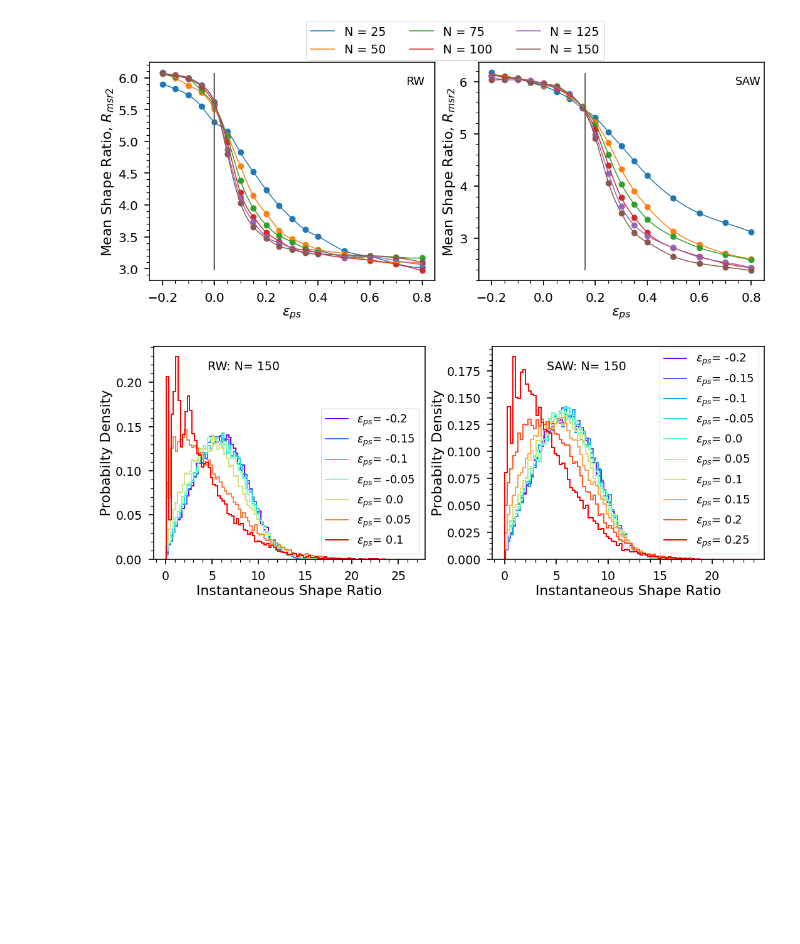
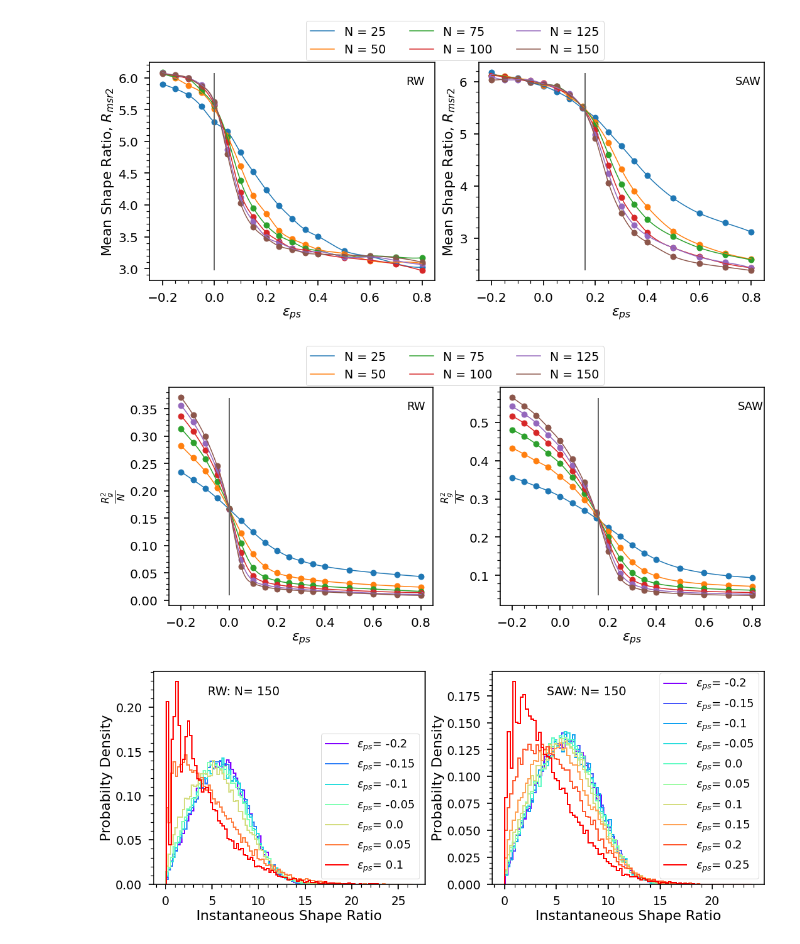
Before and after one commit to hshadman/disordered_protein_polymer_chain_theory, a Jupyter notebook: summary_SAW_RW/summary_SAW_RW_v2.ipynb, the cells around one changed output. Saved outputs shown, nothing was run; the diff lists cells and outputs as text; code cells hidden in the pictures; blank space fills up the shorter version.

```diff
--- a/summary_SAW_RW/summary_SAW_RW_v2.ipynb
+++ b/summary_SAW_RW/summary_SAW_RW_v2.ipynb
@@ -3002,6 +3604,80 @@ plt.tight_layout()
 plt.savefig('figures/RW_SAW_collapse_epas_vs_ratio.png', dpi = 1000, bbox_inches='tight')
 # %% [output]
 [figure]
+# %%
+fig,ax=plt.subplots(nrows=1,ncols=2,figsize=(15,6))
+v_line=0.0
+line_color='dimgray'
+for chain_length in summary_df_RW.chain_length.unique():
+    ax[0].scatter(summary_df_RW[summary_df_RW.chain_length==chain_length].epas,
+             summary_df_RW[summary_df_RW.chain_length==chain_length].Rg2/chain_length,
+              s=80)
+    x=np.array(summary_df_RW[summary_df_RW.chain_length==chain_length].epas)
+    y=np.array(summary_df_RW[summary_df_RW.chain_length==chain_length].Rg2/chain_length)
+    x, y = zip(*sorted(zip(x, y)))
+    X_Y_Spline = make_interp_spline(x, y)
+    X_ = np.linspace(min(x), max(x), 500)
+    Y_ = X_Y_Spline(X_)
+    ax[0].plot(X_, Y_,label='N = '+str(int(chain_length)))
+
+#ax[0].legend(fontsize=19)
+plt.setp(ax[0].get_yticklabels(), fontsize=19)
+plt.setp(ax[0].get_xticklabels(), fontsize=19)
+ax[0].axvline(v_line,ymin=0.05,ymax=0.95,color=line_color,linewidth=2)
+#ax[0].text(0.23,0.6,'x= ~'+str(v_line)+'\n(collapse\nafter this\nthreshold)',
+#        fontsize=19,transform=ax[0].transAxes,color=line_color)
+ax[0].set_xlabel(r'$\epsilon_{ps}$',fontsize=22)
+ax[0].set_ylabel(r'$\frac{R_{g}^2}{N}$',fontsize=22)
+ax[0].text(0.9,0.9,'RW',
+        fontsize=18,transform=ax[0].transAxes)
+
+for i in ['top', 'left', 'right', 'bottom']:
+    ax[0].spines[i].set_linewidth(1.6)
+
+ax[0].minorticks_on()
+ax[0].tick_params(axis='both', which='major', labelsize=20, width = 1.7, size = 8,pad=10)
+ax[0].tick_params(axis='both', which='minor', width = 1.2, size = 5)
+
+v_line=0.16
+line_color='dimgray'
+for chain_length in summary_df_SAW.chain_length.unique():
+    ax[1].scatter(summary_df_SAW[summary_df_SAW.chain_length==chain_length].epas,
+             summary_df_SAW[summary_df_SAW.chain_length==chain_length].Rg2/chain_length,
+              s=80)
+    x=np.array(summary_df_SAW[summary_df_SAW.chain_length==chain_length].epas)
+    y=np.array(summary_df_SAW[summary_df_SAW.chain_length==chain_length].Rg2/chain_length)
+    x, y = zip(*sorted(zip(x, y)))
+    X_Y_Spline = make_interp_spline(x, y)
+    X_ = np.linspace(min(x), max(x), 500)
+    Y_ = X_Y_Spline(X_)
+    ax[1].plot(X_, Y_,label='N = '+str(int(chain_length)))
+
+#ax[1].legend(fontsize=19)
+handles1, labels1 = ax[1].get_legend_handles_labels()
+fig.legend(handles1, labels1, fontsize=19,bbox_to_anchor=(0.76,1.15),ncol=3)
+
+
+plt.setp(ax[1].get_yticklabels(), fontsize=19)
+plt.setp(ax[1].get_xticklabels(), fontsize=19)
+ax[1].axvline(v_line,ymin=0.05,ymax=0.95,color=line_color,linewidth=2)
+#ax[1].text(0.375,0.6,'x= ~'+str(v_line)+'\n(collapse\nafter this\nthreshold)',
+#        fontsize=19,transform=ax[1].transAxes,color=line_color)
+ax[1].set_xlabel(r'$\epsilon_{ps}$',fontsize=22)
+ax[1].set_ylabel(r'$\frac{R_{g}^2}{N}$',fontsize=22)
+ax[1].text(0.9,0.9,'SAW',
+        fontsize=18,transform=ax[1].transAxes)
+
+for i in ['top', 'left', 'right', 'bottom']:
+    ax[1].spines[i].set_linewidth(1.6)
+
+ax[1].minorticks_on()
+ax[1].tick_params(axis='both', which='major', labelsize=20, width = 1.7, size = 8,pad=10)
+ax[1].tick_params(axis='both', which='minor', width = 1.2, size = 5)
+
+plt.tight_layout()
+plt.savefig('figures/RW_SAW_collapse_epas_vs_Rg2_by_N.png', dpi = 1000, bbox_inches='tight')
+# %% [output]
+[figure, added]
 # %%
 fig,ax=plt.subplots(nrows=1,ncols=2,figsize=(15,6))
 chain_length=150
```
Also changed, not shown: parts of 12 cells of this notebook, 5 other files.
